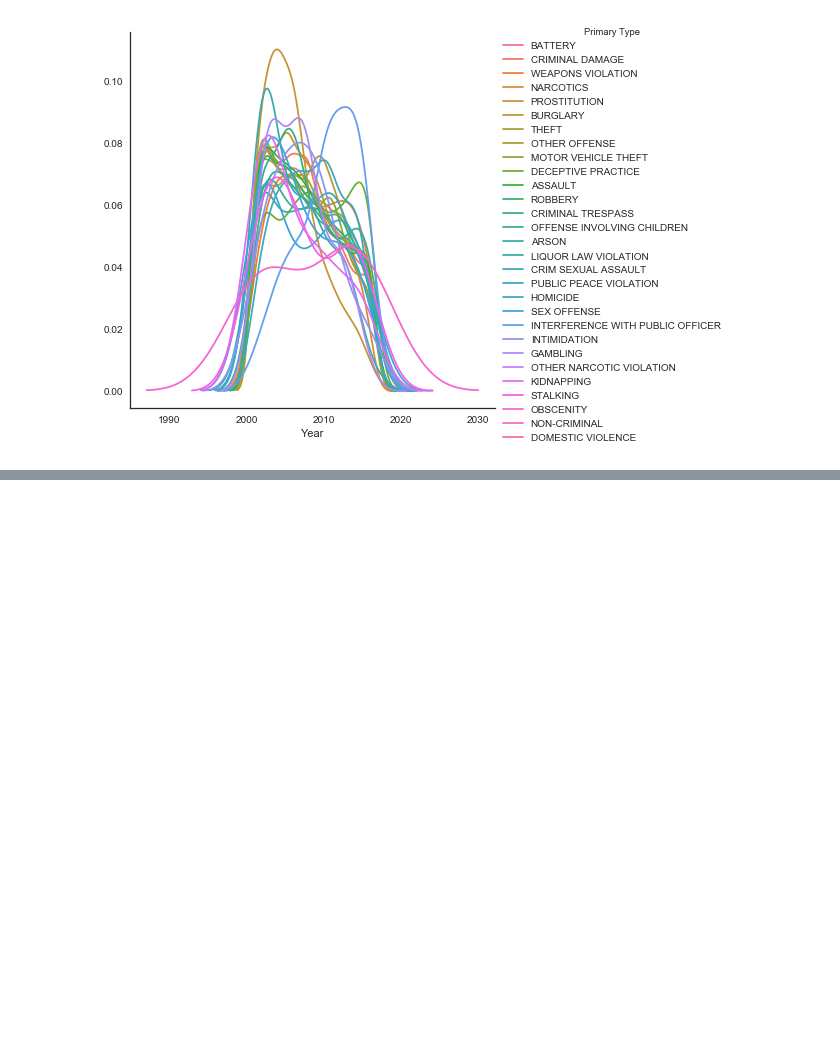
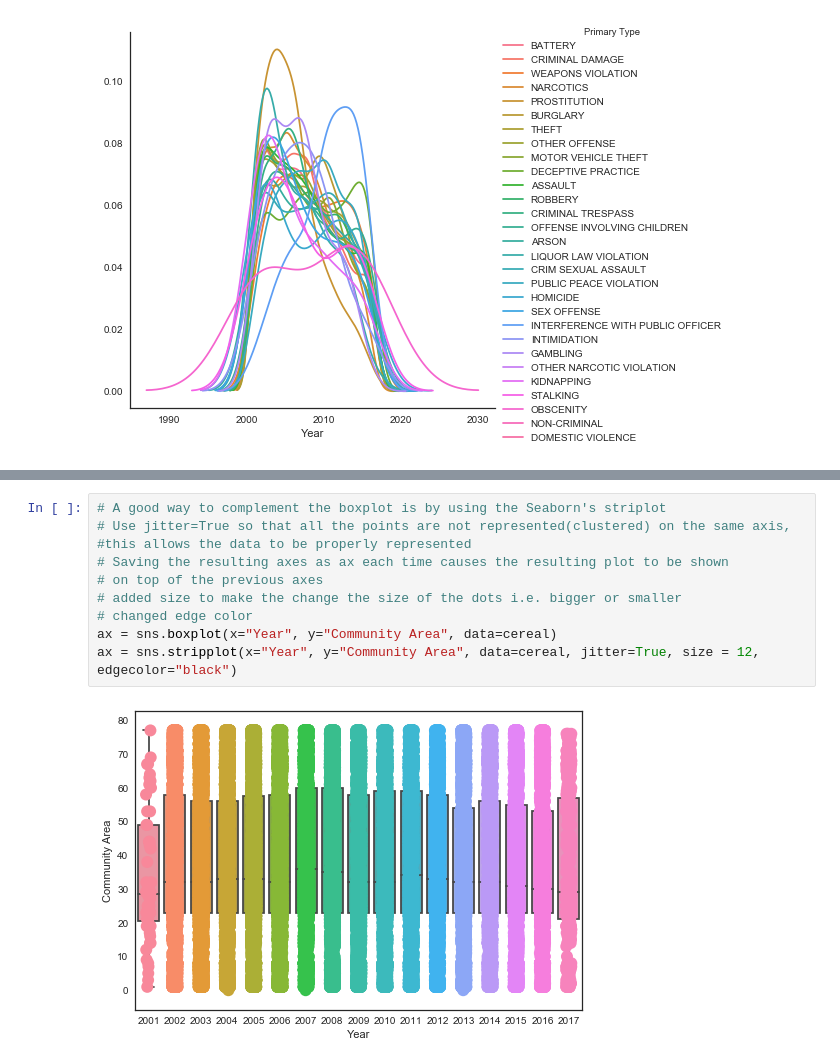
Before and after one commit to oddinigwe/project3, a Jupyter notebook: Project3.ipynb, the cells around one changed output, grey strips where cells are left out. Cells and saved outputs as stored; diff of their text form; blank space fills up the shorter version.

```diff
--- a/Project3.ipynb
+++ b/Project3.ipynb
@@ -73,0 +82,12 @@ sns.FacetGrid(chicagocrime, hue="Primary Type", size=6) \
+# %%
+# A good way to complement the boxplot is by using the Seaborn's striplot
+# Use jitter=True so that all the points are not represented(clustered) on the same axis,
+#this allows the data to be properly represented
+# Saving the resulting axes as ax each time causes the resulting plot to be shown
+# on top of the previous axes
+# added size to make the change the size of the dots i.e. bigger or smaller
+# changed edge color
+ax = sns.boxplot(x="Year", y="Community Area", data=cereal)
+ax = sns.stripplot(x="Year", y="Community Area", data=cereal, jitter=True, size = 12, edgecolor="black")
+# %% [output]
+[figure, added]
```
Also changed, not shown: parts of 4 cells of this notebook.
